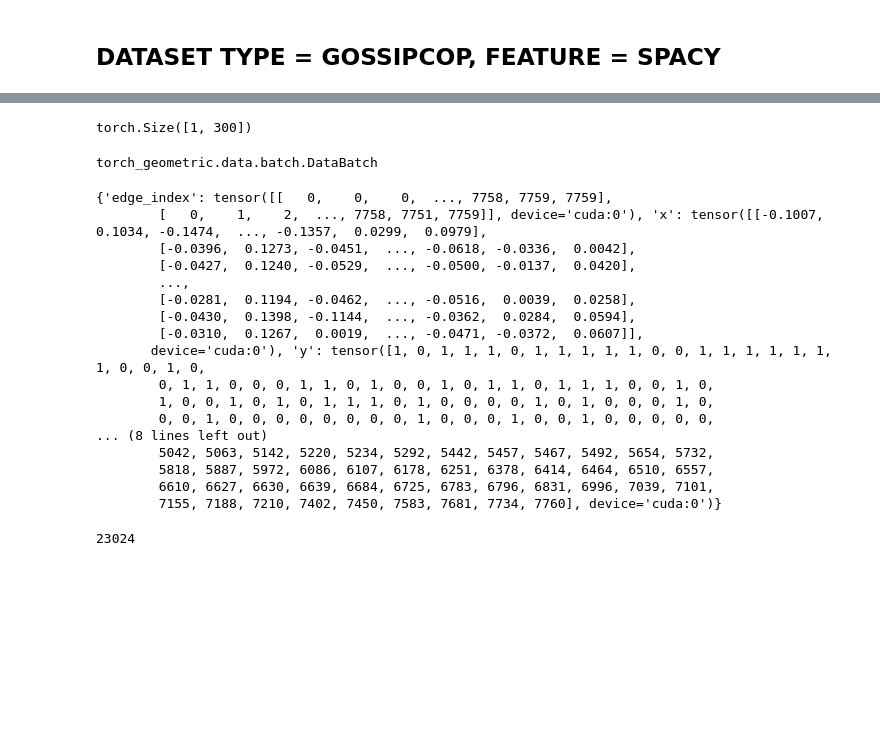
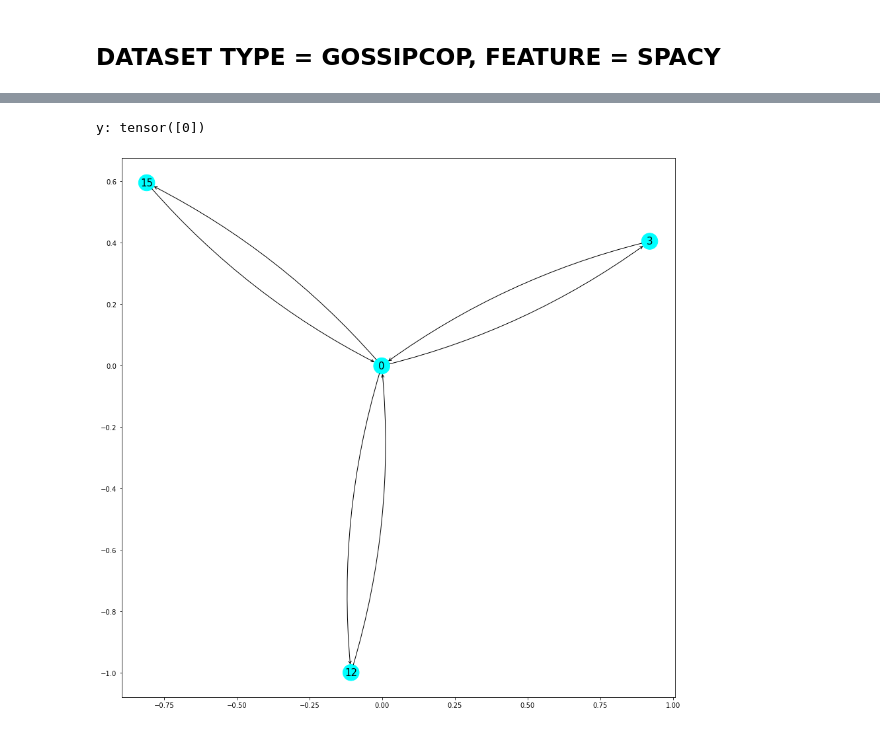
Before and after one commit to sersery35/Explainability_of_FND_Models, a Jupyter notebook: GNNFakeNews/notebooks/GCNFN_Model_Analysis.ipynb, the cells around one changed output, grey strips where cells are left out. Saved outputs shown, nothing was run; the diff lists cells and outputs as text; code cells hidden in the pictures; blank space fills up the shorter version.

```diff
--- a/GNNFakeNews/notebooks/GCNFN_Model_Analysis.ipynb
+++ b/GNNFakeNews/notebooks/GCNFN_Model_Analysis.ipynb
@@ -62,3 +66,3 @@ Test set results: acc: 0.9613, f1_macro: 0.9611, f1_micro: 0.9613,precision: 0.9
 # %%
-sample_data_gs = gossipcop_dataset_manager.get_train_samples()[0].to(upfd_model_gs.m_args.device)
-gcn_model_gossipcop_explainer = GNNModelExplainer(upfd_model_gs, sample_data_gs)
+sample_data_gs = gossipcop_dataset_manager.get_random_train_samples(device=upfd_model_gs.m_args.device)[0]
+upfd_model_gossipcop_explainer = GNNModelExplainer(upfd_model_gs, sample_data_gs)
@@ -68,10 +68,0 @@ gcn_model_gossipcop_explainer = GNNModelExplainer(upfd_model_gs, sample_data_gs)
-# %%
-# spacy embeddings, comments embedded in 300 dim vector.
-# node_feat_mask gives the importance scores for each token considering the whole structure of the graph data.
-gcn_model_gossipcop_explainer.gnn_explainer.node_feat_mask
-# %% [output]
-torch.Size([1, 300])
-# %%
-type(sample_data_gs)
-# %% [output]
-torch_geometric.data.batch.DataBatch
@@ -81,25 +69,5 @@ sg = sample_data_gs.subgraph(BoolTensor([True for _ in range(sample_data_gs.num_
-# %%
-sg.node_stores[0]
-# %% [output]
-{'edge_index': tensor([[   0,    0,    0,  ..., 7758, 7759, 7759],
-        [   0,    1,    2,  ..., 7758, 7751, 7759]], device='cuda:0'), 'x': tensor([[-0.1007,  0.1034, -0.1474,  ..., -0.1357,  0.0299,  0.0979],
-        [-0.0396,  0.1273, -0.0451,  ..., -0.0618, -0.0336,  0.0042],
-        [-0.0427,  0.1240, -0.0529,  ..., -0.0500, -0.0137,  0.0420],
-        ...,
-        [-0.0281,  0.1194, -0.0462,  ..., -0.0516,  0.0039,  0.0258],
-        [-0.0430,  0.1398, -0.1144,  ..., -0.0362,  0.0284,  0.0594],
-        [-0.0310,  0.1267,  0.0019,  ..., -0.0471, -0.0372,  0.0607]],
-       device='cuda:0'), 'y': tensor([1, 0, 1, 1, 1, 0, 1, 1, 1, 1, 1, 0, 0, 1, 1, 1, 1, 1, 1, 1, 0, 0, 1, 0,
-        0, 1, 1, 0, 0, 0, 1, 1, 0, 1, 0, 0, 1, 0, 1, 1, 0, 1, 1, 1, 0, 0, 1, 0,
-        1, 0, 0, 1, 0, 1, 0, 1, 1, 1, 0, 1, 0, 0, 0, 0, 1, 0, 1, 0, 0, 0, 1, 0,
-        0, 0, 1, 0, 0, 0, 0, 0, 0, 0, 0, 1, 0, 0, 0, 1, 0, 0, 1, 0, 0, 0, 0, 0,
-... (8 lines left out)
-        5042, 5063, 5142, 5220, 5234, 5292, 5442, 5457, 5467, 5492, 5654, 5732,
-        5818, 5887, 5972, 6086, 6107, 6178, 6251, 6378, 6414, 6464, 6510, 6557,
-        6610, 6627, 6630, 6639, 6684, 6725, 6783, 6796, 6831, 6996, 7039, 7101,
-        7155, 7188, 7210, 7402, 7450, 7583, 7681, 7734, 7760], device='cuda:0')}
-# %%
-# represents the connections between nodes
-len(gcn_model_gossipcop_explainer.edge_mask)
-# %% [output]
-23024
+# %%
+upfd_model_gossipcop_explainer.visualize_explaining_graph()
+# %% [output]
+y: tensor([0])
+[figure, added]
```
Also changed, not shown: parts of 11 cells of this notebook, 9 other files.
